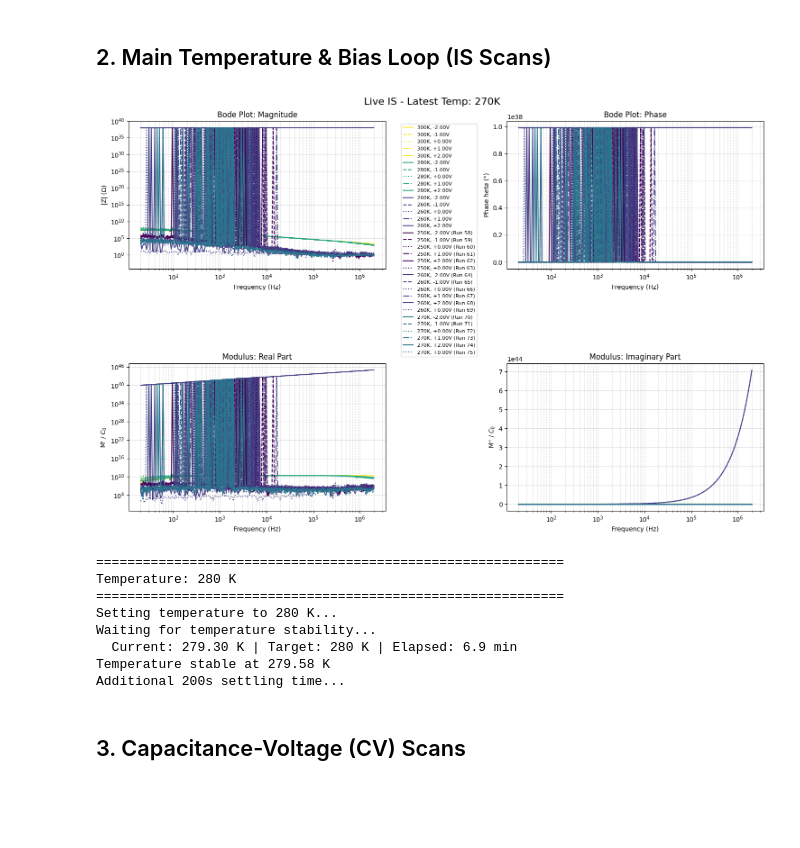
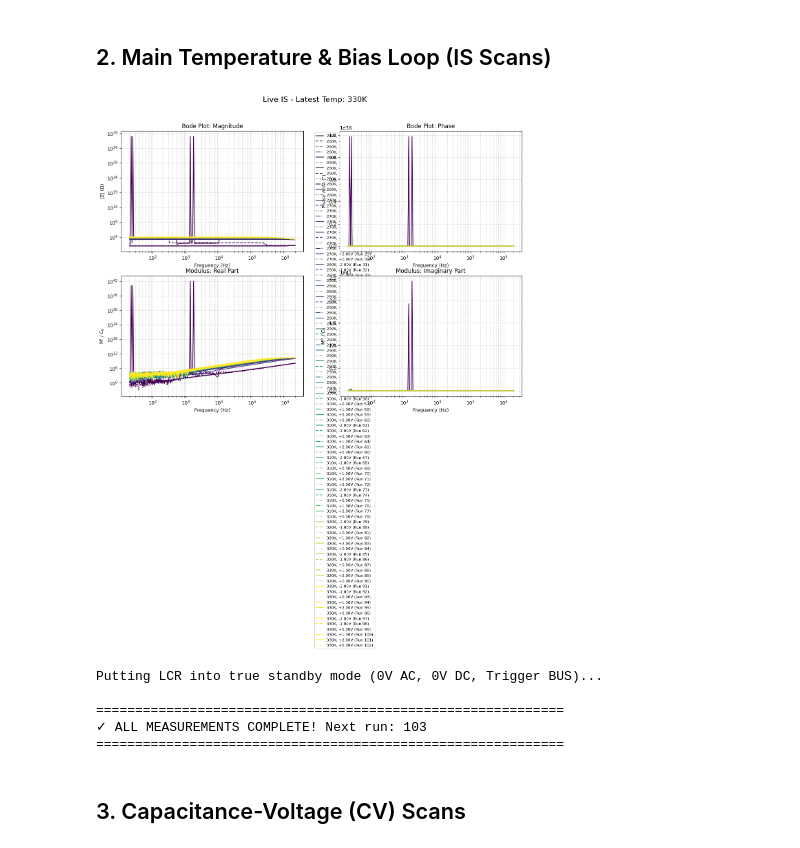
Before and after one commit to hc3413/Instrument_Control_Python, a Jupyter notebook: Jupyter Scripts/Agilent_Janis_Control.ipynb, the cells around one changed output. Cells and saved outputs as stored; diff of their text form; code cells hidden in the pictures; blank space fills up the shorter version.

```diff
--- a/Jupyter Scripts/Agilent_Janis_Control.ipynb
+++ b/Jupyter Scripts/Agilent_Janis_Control.ipynb
@@ -143,7 +135,7 @@ New corrections are saved in memory and ENABLED.
 # ====================================================================
 # Toggle the saved corrections ON or OFF without remeasuring.
 # Turn this off if you suspect the calibration is interfering with raw data.
-enable_corrections = False
+enable_corrections = True
 
 # Cable Length Correction (Valid options: 0, 1, 2, or 4 meters).
 # 0m means NO cable length correction is applied.
@@ -151,8 +143,8 @@ cable_length_m = 1
 
 if enable_corrections:
     lcr.correction_length = cable_length_m
-    lcr.correction_open_enabled = True
-    lcr.correction_short_enabled = True
+    lcr.correction_open_enabled = False
+    lcr.correction_short_enabled = False
     print(f"Parasitic Corrections are currently: ENABLED (Cable: {cable_length_m}m).")
 else:
     lcr.correction_length = 0
@@ -173,11 +165,11 @@ Run this cell to manually activate/deactivate the LCR output or manually set the
 # print(f"Signal ACTIVE: {lcr.signal_amplitude} V, Trigger: INT")
 
 # Uncomment to DEACTIVATE signal (Standby)
-# lcr.signal_amplitude = 0.0
-# lcr.bias = 0.0
-# lcr.trigger_source = 'BUS'
-# print(f"Signal DEACTIVATED (Standby mode: 0V, BUS)")
+lcr.signal_amplitude = 0.0
+lcr.bias = 0.0
+lcr.trigger_source = 'BUS'
+print(f"Signal DEACTIVATED (Standby mode: 0V, BUS)")
 
 # --- MANUAL TEMPERATURE CONTROL ---
 # Uncomment to manually set Janis temperature
-# set_temperature_and_wait(janis, target_temperature=300, extra_settle_time=30, verbose=True)
+set_temperature_and_wait(janis, target_temp=320, extra_settle_time=30, verbose=True)
@@ -187,13 +187,13 @@ Do a single sweep at the current temperature before the main loop.
 # %%
 # Define parameters for Pristine Sweep
 # 60 points per decade, from 20 Hz to 2 MHz (5 decades -> 300 points)
-frequencies = np.round(np.logspace(np.log10(20), np.log10(2e6), num=100), decimals=2)
+frequencies = np.round(np.logspace(np.log10(20), np.log10(2e6), num=200), decimals=2)
 
-current_temp = 295#janis.temperature
-dc_biases = [0.0,]  # V
+current_temp = janis.temperature
+dc_biases = [-2.0, -1.0, 0.0, 1.0, 2.0, 0.0]  # V
 ac_amplitude = 0.05 # V
 
-sweep_name = "devLL_pristine"
+sweep_name = "dev7_K_Aucont_highV_formed"
 
 # Run pristine measurement
 next_run = run_temperature_bias_sweep_with_live_plot(
@@ -206,7 +206,7 @@ next_run = run_temperature_bias_sweep_with_live_plot(
     freq_points=frequencies,
     Vrms=ac_amplitude,
     filename_suffix="_pristine",
-    run_count_start=3 ,
+    run_count_start=1,
     run_select=None,
     extra_settle_time=0,
     log_y_left=True,   # log scale for Magnitude / Modulus Real
@@ -246,40 +246,40 @@ load_and_plot_is(
 ## 2. Main Temperature & Bias Loop (IS Scans)
 # %%
 # Define parameters for IS Sweep
-temperatures = list(range(250, 330, 10))
-dc_biases = [-2.0, -1.0, 0.0, 1.0, 2.0, 0.0]  # V
+temperatures = list(range(260, 340, 10))
+print(temperatures)
+dc_biases = [-2.0 ,-1.0, 0.0, 1.0, 2.0, 0.0, -2.0, -1.0, 0.0, 1.0, 2.0, 0.0]  # V
 ac_amplitude = 0.05 # V
+
+sweep_name = "dev7_K_Aucont_LRS_formed"
 
 # Run measurement
 next_run = run_temperature_bias_sweep_with_live_plot(
     parent_dir=output_path,
     sweep_name=sweep_name,
     temp_points=temperatures,
     bias_points=dc_biases,
     janis_ctrl=janis,
     lcr_ctrl=lcr,
     freq_points=frequencies,
     Vrms=ac_amplitude,
-    filename_suffix="",
+    filename_suffix="_cooling",
     run_count_start=next_run,
     run_select=None,
     extra_settle_time=200,
     log_y_left=True,
     log_y_right=False,
     y_range_left=None,
     y_range_right=None,
-    remove_outliers=False
+    remove_outliers=True,
 )
 # %% [output]
-[figure, old version]
+[figure, new version]
+Putting LCR into true standby mode (0V AC, 0V DC, Trigger BUS)...
+
 ============================================================
-Temperature: 280 K
+✓ ALL MEASUREMENTS COMPLETE! Next run: 103
 ============================================================
-Setting temperature to 280 K...
-Waiting for temperature stability...
-  Current: 279.30 K | Target: 280 K | Elapsed: 6.9 min
-Temperature stable at 279.58 K
-Additional 200s settling time...
 # %% [markdown]
 ## 3. Capacitance-Voltage (CV) Scans
 # %%
```
Also changed, not shown: parts of 5 cells of this notebook.
